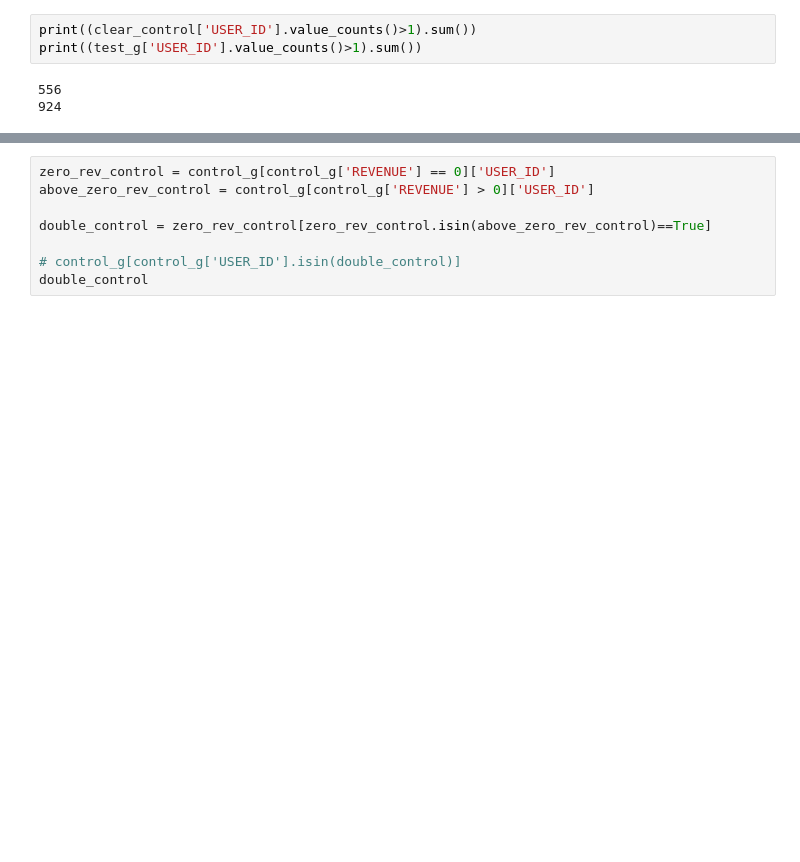
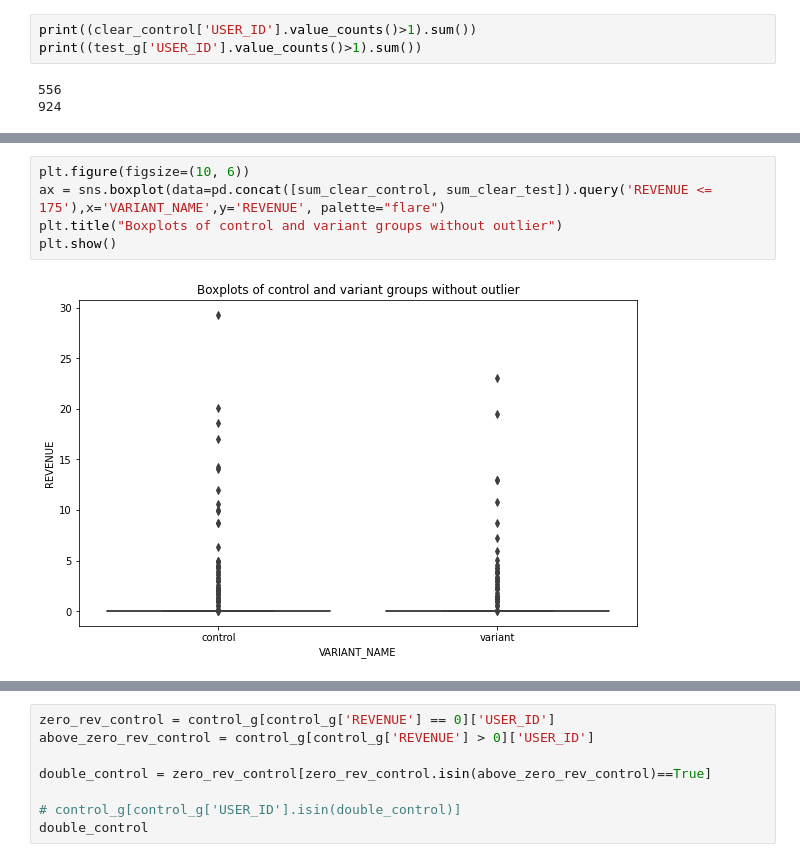
Before and after one commit to nobos/ab_test, a Jupyter notebook: ab_result.ipynb, the cells around one changed output, grey strips where cells are left out. Cells and saved outputs as stored; diff of their text form; blank space fills up the shorter version.

```diff
--- a/ab_result.ipynb
+++ b/ab_result.ipynb
@@ -73,0 +71,7 @@ ax = sns.boxplot(data=[sum_clear_control, sum_clear_test], notch=True, palette="
+# %%
+plt.figure(figsize=(10, 6))
+ax = sns.boxplot(data=pd.concat([sum_clear_control, sum_clear_test]).query('REVENUE <= 175'),x='VARIANT_NAME',y='REVENUE', palette="flare")
+plt.title("Boxplots of control and variant groups without outlier")
+plt.show()
+# %% [output]
+[figure, added]
```
Also changed, not shown: parts of 3 cells of this notebook.
